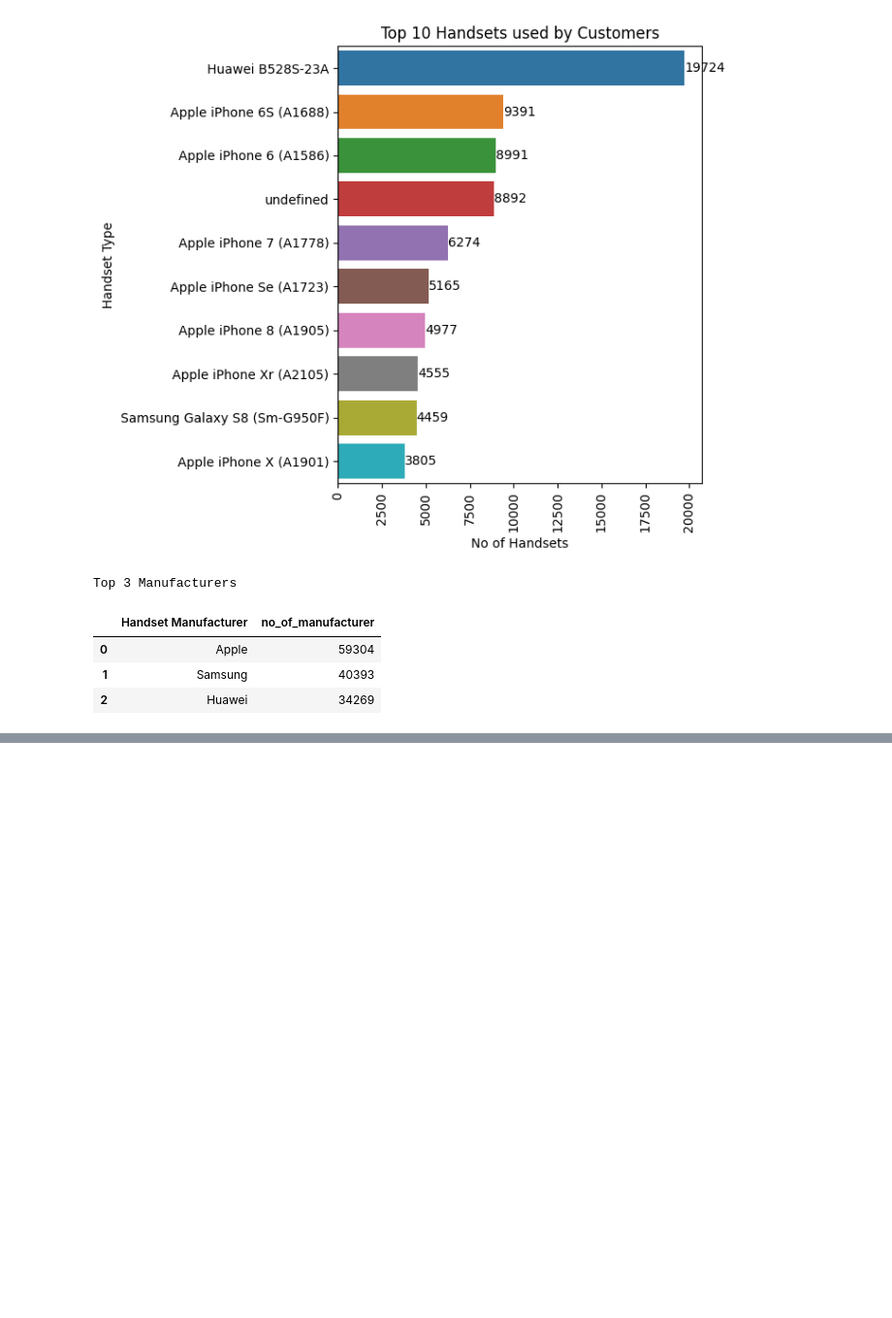
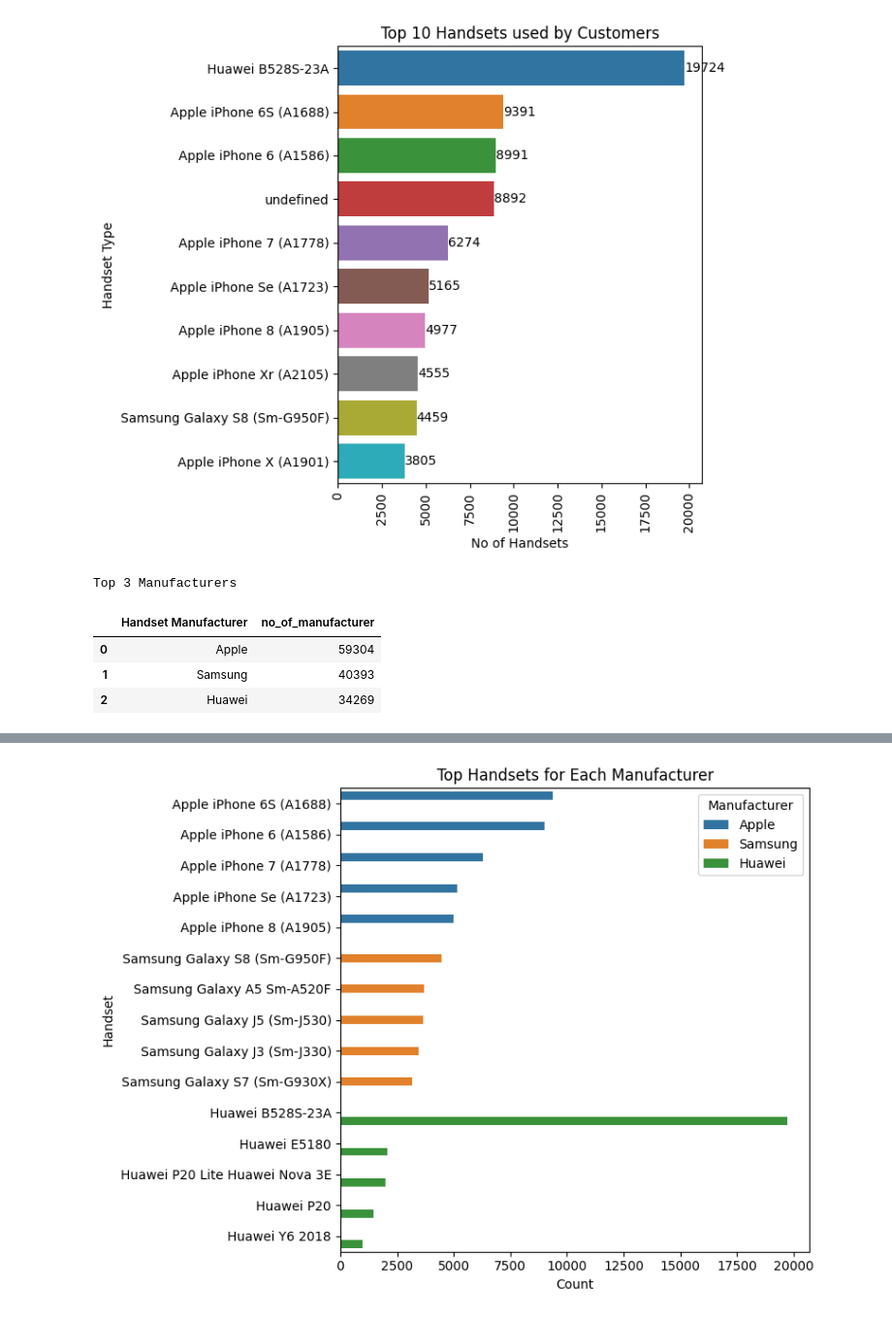
Before and after one commit to ab3lT/10-Academy-Week-2, a Jupyter notebook: notebook/user_analysis.ipynb, the cells around one changed output, grey strips where cells are left out. Shown: that part at 97% size. Cells and saved outputs as stored; diff of their text form; code cells hidden in the pictures; blank space fills up the shorter version.

```diff
--- a/notebook/user_analysis.ipynb
+++ b/notebook/user_analysis.ipynb
@@ -182,0 +209,15 @@ top_3
+# %%
+df_list = []
+
+# Iterate through the dictionary
+for manufacturer, series in top_handsets_by_manufacturer.items():
+    # Convert each Series to a DataFrame
+    df_temp = series.reset_index()
+    df_temp.columns = ['Handset', 'Usage']
+    df_temp['Manufacturer'] = manufacturer
+
+    # Append to the list
+    df_list.append(df_temp)
+ # Concatenate all DataFrame parts into a single DataFrame
+df = pd.concat(df_list, ignore_index=True)
+df
@@ -182,0 +241,27 @@ top_3
+# %%
+# Set up the matplotlib figure
+plt.figure(figsize=(8, 6))
+
+# Create a nested bar chart using Seaborn
+sn.barplot(
+    x='Usage',
+    y='Handset',
+    hue='Manufacturer',
+    data=df,
+    dodge=True,
+    palette='tab10'  # Adjust color palette as needed
+)
+
+# Add titles and labels
+plt.title('Top Handsets for Each Manufacturer')
+plt.xlabel('Count')
+plt.ylabel('Handset')
+
+# Add legend
+plt.legend(title='Manufacturer')
+
+# Show the plot
+plt.tight_layout()
+plt.show()
+# %% [output]
+[figure, added]
```
Also changed, not shown: parts of 4 cells of this notebook.
